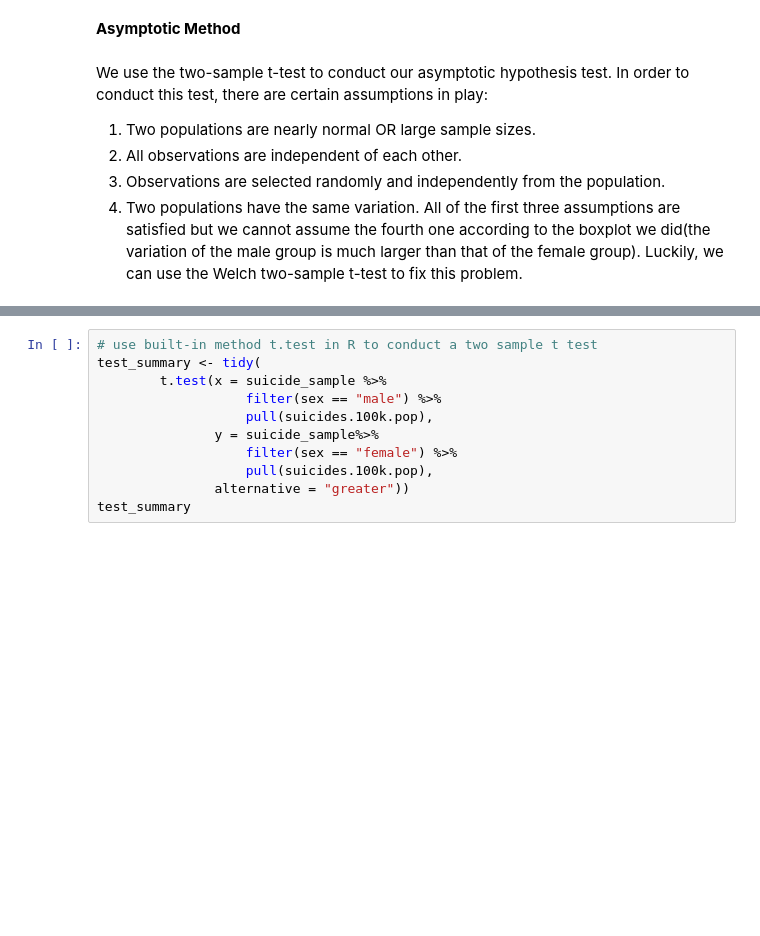
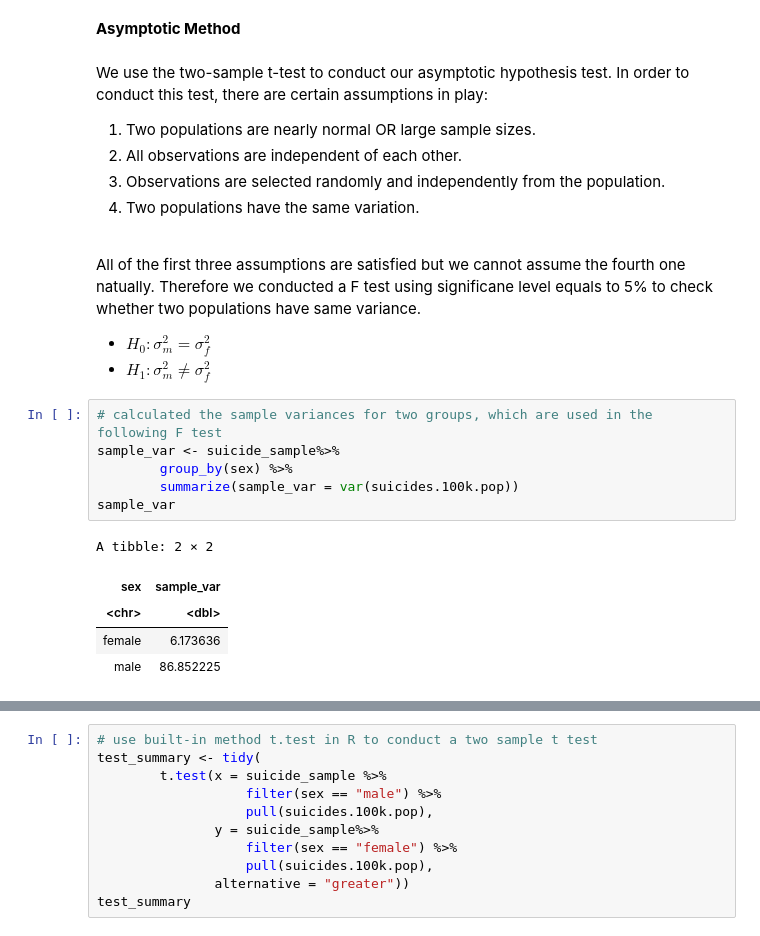
Before and after one commit to agoel25/stat_201_group_11, a Jupyter notebook: Final report.ipynb, the cells around one changed output, grey strips where cells are left out. Drawn from its saved outputs; the diff is of its cells as text; blank space fills up the shorter version.

Commit message:
added F test to check equal variance

```diff
--- a/Final report.ipynb
+++ b/Final report.ipynb
@@ -290,4 +290,20 @@ In order to conduct this test, there are certain assumptions in play:
 2. All observations are independent of each other.
 3. Observations are selected randomly and independently from the population.
 4. Two populations have the same variation.
-All of the first three assumptions are satisfied but we cannot assume the fourth one according to the boxplot we did(the variation of the male group is much larger than that of the female group). Luckily, we can use the Welch two-sample t-test to fix this problem.
+
+<br>All of the first three assumptions are satisfied but we cannot assume the fourth one natually. Therefore we conducted a F test using significane level equals to 5% to check whether two populations have same variance.
+
+- $H_0: \sigma^2_m = \sigma^2_f$
+- $H_1: \sigma^2_m \neq \sigma^2_f$
+# %%
+# calculated the sample variances for two groups, which are used in the following F test
+sample_var <- suicide_sample%>%
+        group_by(sex) %>%
+        summarize(sample_var = var(suicides.100k.pop))
+sample_var
+# %% [output]
+A tibble: 2 × 2
+| sex | sample_var |
+| <chr> | <dbl> |
+| female | 6.173636 |
+| male | 86.852225 |
```
Also changed, not shown: parts of 3 cells of this notebook.
